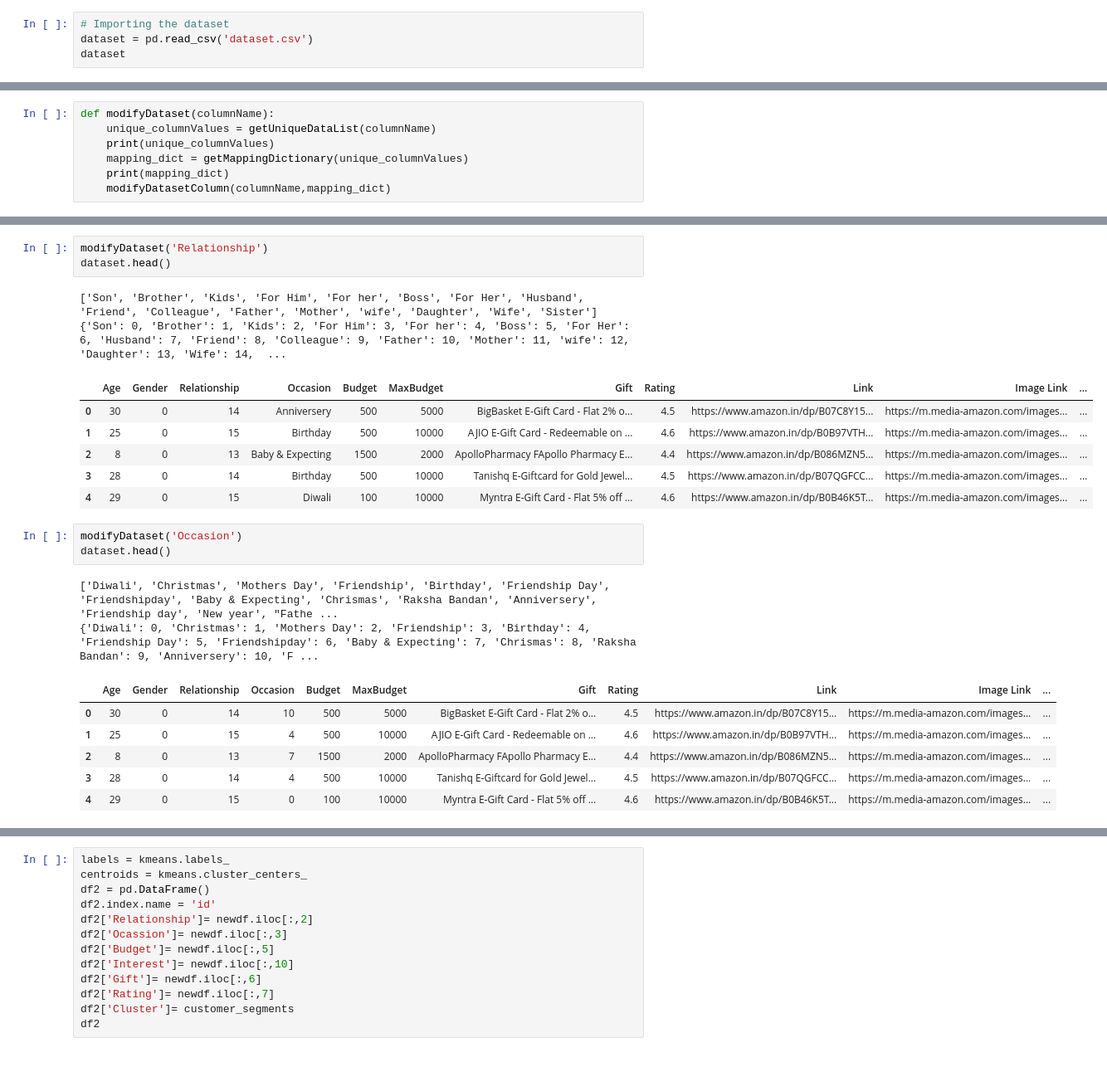
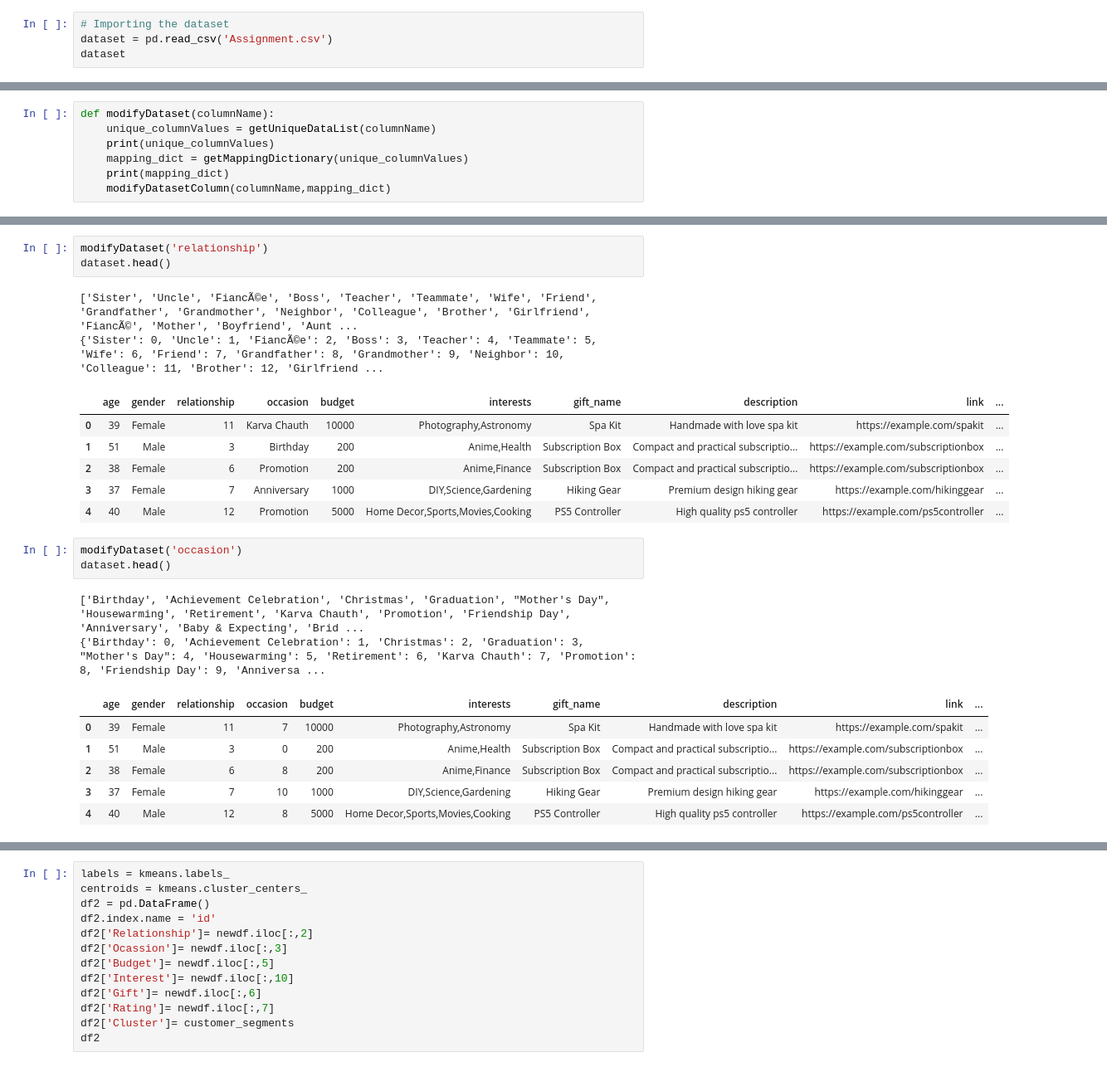
Before and after one commit to Aniket52kr/gift-recommendation, a Jupyter notebook: k_means_newdataset.ipynb, the cells around one changed output, grey strips where cells are left out. Shown at 83% size. Saved outputs shown, nothing was run; the diff lists cells and outputs as text.

```diff
--- a/k_means_newdataset.ipynb
+++ b/k_means_newdataset.ipynb
@@ -13,6 +73,6 @@ user_input
 import pandas as pd
 # %%
 # Importing the dataset
-dataset = pd.read_csv('dataset.csv')
+dataset = pd.read_csv('Assignment.csv')
 dataset
 # %% [output]
@@ -76,25 +129,25 @@ dataset.head()
 # %%
-modifyDataset('Relationship')
+modifyDataset('relationship')
 dataset.head()
 # %% [output]
-['Son', 'Brother', 'Kids', 'For Him', 'For her', 'Boss', 'For Her', 'Husband', 'Friend', 'Colleague', 'Father', 'Mother', 'wife', 'Daughter', 'Wife', 'Sister']
-{'Son': 0, 'Brother': 1, 'Kids': 2, 'For Him': 3, 'For her': 4, 'Boss': 5, 'For Her': 6, 'Husband': 7, 'Friend': 8, 'Colleague': 9, 'Father': 10, 'Mother': 11, 'wife': 12, 'Daughter': 13, 'Wife': 14,  ...
+['Sister', 'Uncle', 'FiancÃ©e', 'Boss', 'Teacher', 'Teammate', 'Wife', 'Friend', 'Grandfather', 'Grandmother', 'Neighbor', 'Colleague', 'Brother', 'Girlfriend', 'FiancÃ©', 'Mother', 'Boyfriend', 'Aunt ...
+{'Sister': 0, 'Uncle': 1, 'FiancÃ©e': 2, 'Boss': 3, 'Teacher': 4, 'Teammate': 5, 'Wife': 6, 'Friend': 7, 'Grandfather': 8, 'Grandmother': 9, 'Neighbor': 10, 'Colleague': 11, 'Brother': 12, 'Girlfriend ...
-|  | Age | Gender | Relationship | Occasion | Budget | MaxBudget | Gift | Rating | Link | Image Link | ... |
-| 0 | 30 | 0 | 14 | Anniversery | 500 | 5000 | BigBasket E-Gift Card - Flat 2% o... | 4.5 | https://www.amazon.in/dp/B07C8Y15... | https://m.media-amazon.com/images... | ... |
-| 1 | 25 | 0 | 15 | Birthday | 500 | 10000 | AJIO E-Gift Card - Redeemable on ... | 4.6 | https://www.amazon.in/dp/B0B97VTH... | https://m.media-amazon.com/images... | ... |
-| 2 | 8 | 0 | 13 | Baby & Expecting | 1500 | 2000 | ApolloPharmacy FApollo Pharmacy E... | 4.4 | https://www.amazon.in/dp/B086MZN5... | https://m.media-amazon.com/images... | ... |
-| 3 | 28 | 0 | 14 | Birthday | 500 | 10000 | Tanishq E-Giftcard for Gold Jewel... | 4.5 | https://www.amazon.in/dp/B07QGFCC... | https://m.media-amazon.com/images... | ... |
-| 4 | 29 | 0 | 15 | Diwali | 100 | 10000 | Myntra E-Gift Card - Flat 5% off ... | 4.6 | https://www.amazon.in/dp/B0B46K5T... | https://m.media-amazon.com/images... | ... |
+|  | age | gender | relationship | occasion | budget | interests | gift_name | description | link | ... |
+| 0 | 39 | Female | 11 | Karva Chauth | 10000 | Photography,Astronomy | Spa Kit | Handmade with love spa kit | https://example.com/spakit | ... |
+| 1 | 51 | Male | 3 | Birthday | 200 | Anime,Health | Subscription Box | Compact and practical subscriptio... | https://example.com/subscriptionbox | ... |
+| 2 | 38 | Female | 6 | Promotion | 200 | Anime,Finance | Subscription Box | Compact and practical subscriptio... | https://example.com/subscriptionbox | ... |
+| 3 | 37 | Female | 7 | Anniversary | 1000 | DIY,Science,Gardening | Hiking Gear | Premium design hiking gear | https://example.com/hikinggear | ... |
+| 4 | 40 | Male | 12 | Promotion | 5000 | Home Decor,Sports,Movies,Cooking | PS5 Controller | High quality ps5 controller | https://example.com/ps5controller | ... |
 # %%
-modifyDataset('Occasion')
+modifyDataset('occasion')
 dataset.head()
 # %% [output]
-['Diwali', 'Christmas', 'Mothers Day', 'Friendship', 'Birthday', 'Friendship Day', 'Friendshipday', 'Baby & Expecting', 'Chrismas', 'Raksha Bandan', 'Anniversery', 'Friendship day', 'New year', "Fathe ...
-{'Diwali': 0, 'Christmas': 1, 'Mothers Day': 2, 'Friendship': 3, 'Birthday': 4, 'Friendship Day': 5, 'Friendshipday': 6, 'Baby & Expecting': 7, 'Chrismas': 8, 'Raksha Bandan': 9, 'Anniversery': 10, 'F ...
+['Birthday', 'Achievement Celebration', 'Christmas', 'Graduation', "Mother's Day", 'Housewarming', 'Retirement', 'Karva Chauth', 'Promotion', 'Friendship Day', 'Anniversary', 'Baby & Expecting', 'Brid ...
+{'Birthday': 0, 'Achievement Celebration': 1, 'Christmas': 2, 'Graduation': 3, "Mother's Day": 4, 'Housewarming': 5, 'Retirement': 6, 'Karva Chauth': 7, 'Promotion': 8, 'Friendship Day': 9, 'Anniversa ...
-|  | Age | Gender | Relationship | Occasion | Budget | MaxBudget | Gift | Rating | Link | Image Link | ... |
-| 0 | 30 | 0 | 14 | 10 | 500 | 5000 | BigBasket E-Gift Card - Flat 2% o... | 4.5 | https://www.amazon.in/dp/B07C8Y15... | https://m.media-amazon.com/images... | ... |
-| 1 | 25 | 0 | 15 | 4 | 500 | 10000 | AJIO E-Gift Card - Redeemable on ... | 4.6 | https://www.amazon.in/dp/B0B97VTH... | https://m.media-amazon.com/images... | ... |
-| 2 | 8 | 0 | 13 | 7 | 1500 | 2000 | ApolloPharmacy FApollo Pharmacy E... | 4.4 | https://www.amazon.in/dp/B086MZN5... | https://m.media-amazon.com/images... | ... |
-| 3 | 28 | 0 | 14 | 4 | 500 | 10000 | Tanishq E-Giftcard for Gold Jewel... | 4.5 | https://www.amazon.in/dp/B07QGFCC... | https://m.media-amazon.com/images... | ... |
-| 4 | 29 | 0 | 15 | 0 | 100 | 10000 | Myntra E-Gift Card - Flat 5% off ... | 4.6 | https://www.amazon.in/dp/B0B46K5T... | https://m.media-amazon.com/images... | ... |
+|  | age | gender | relationship | occasion | budget | interests | gift_name | description | link | ... |
+| 0 | 39 | Female | 11 | 7 | 10000 | Photography,Astronomy | Spa Kit | Handmade with love spa kit | https://example.com/spakit | ... |
+| 1 | 51 | Male | 3 | 0 | 200 | Anime,Health | Subscription Box | Compact and practical subscriptio... | https://example.com/subscriptionbox | ... |
+| 2 | 38 | Female | 6 | 8 | 200 | Anime,Finance | Subscription Box | Compact and practical subscriptio... | https://example.com/subscriptionbox | ... |
+| 3 | 37 | Female | 7 | 10 | 1000 | DIY,Science,Gardening | Hiking Gear | Premium design hiking gear | https://example.com/hikinggear | ... |
+| 4 | 40 | Male | 12 | 8 | 5000 | Home Decor,Sports,Movies,Cooking | PS5 Controller | High quality ps5 controller | https://example.com/ps5controller | ... |
 # %%
```
Also changed, not shown: parts of 14 cells of this notebook, 5 other files.
